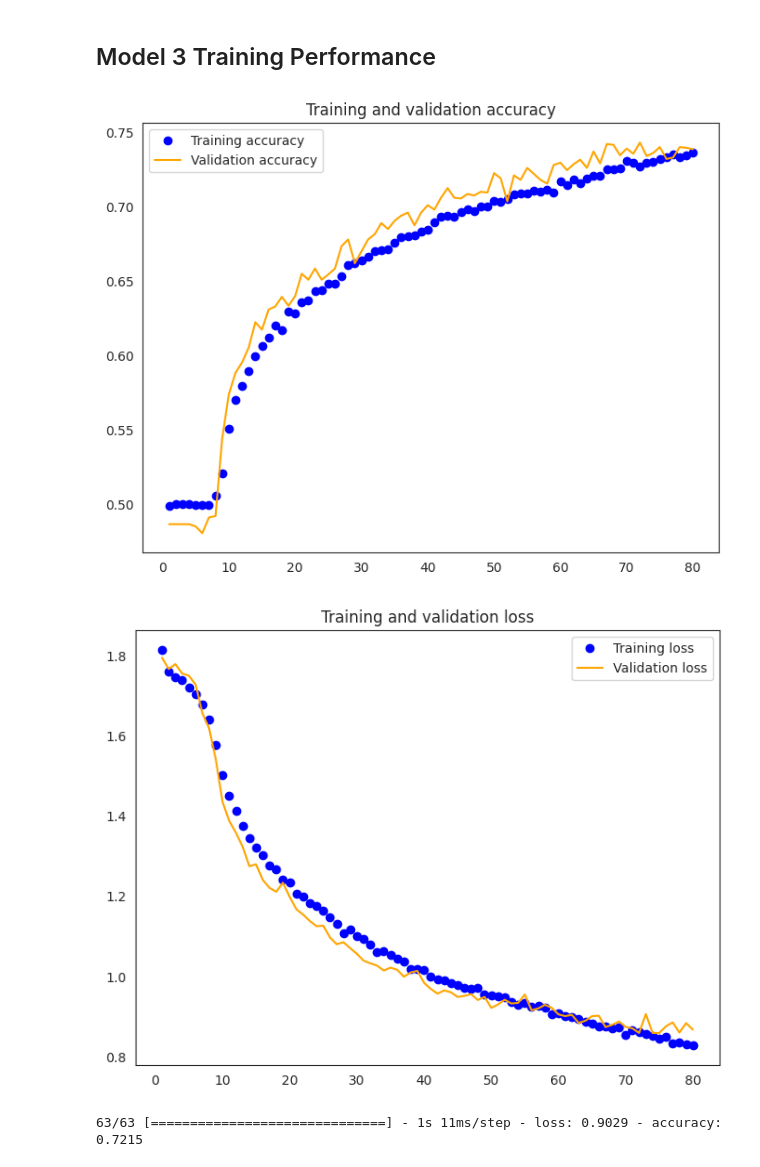
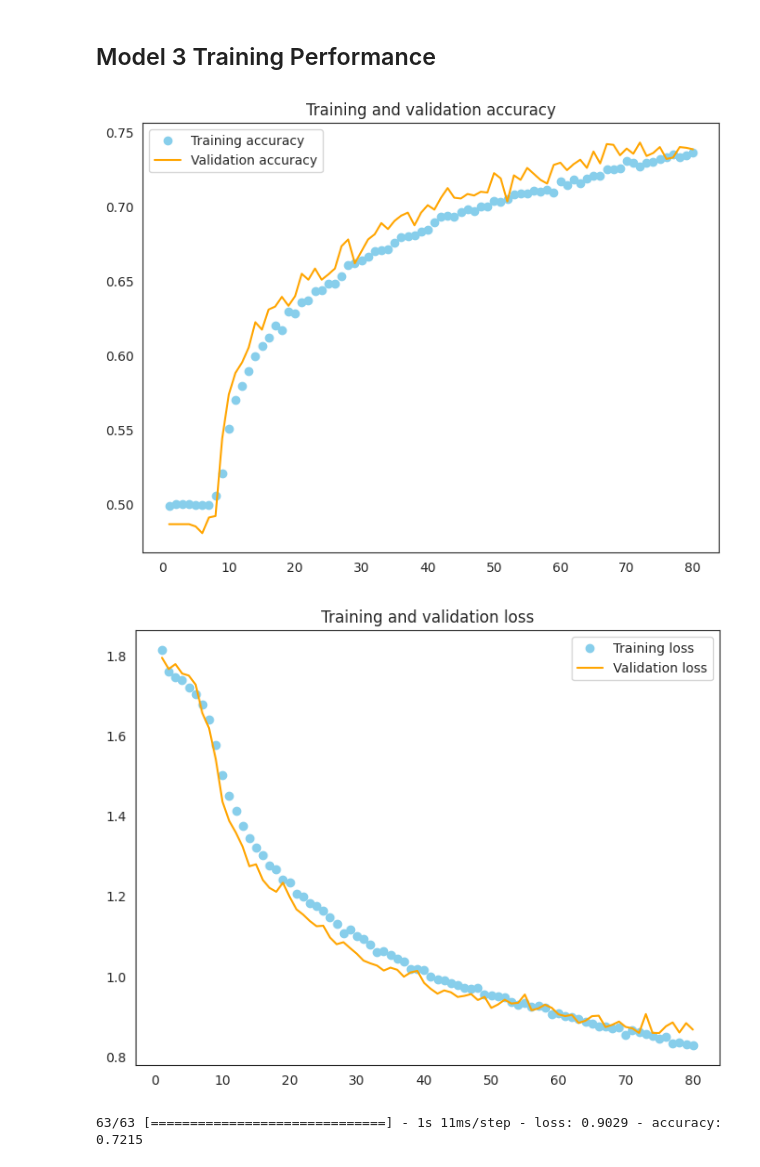
Before and after one commit to regiiis/pv_error_classification, a Jupyter notebook: pv_error_classifcation.ipynb, the cells around one changed output. Saved outputs shown, nothing was run; the diff lists cells and outputs as text; code cells hidden in the pictures.

```diff
--- a/pv_error_classifcation.ipynb
+++ b/pv_error_classifcation.ipynb
@@ -740,26 +740,26 @@ Epoch 80/80
 # %%
 plt.figure(figsize = (8,6))
 accuracy = history_3.history["accuracy"]
 val_accuracy = history_3.history["val_accuracy"]
 loss = history_3.history["loss"]
 val_loss = history_3.history["val_loss"]
 epochs = range(1, len(accuracy) + 1)
 
-plt.plot(epochs, accuracy, "bo", label = "Training accuracy")
+plt.plot(epochs, accuracy, "bo", label = "Training accuracy", color = "skyblue")
 plt.plot(epochs, val_accuracy, "b", label = "Validation accuracy",color = "orange")
 plt.title("Training and validation accuracy")
 plt.legend()
 
 plt.figure(figsize = (8,6))
-plt.plot(epochs, loss, "bo", label = "Training loss")
+plt.plot(epochs, loss, "bo", label = "Training loss", color = "skyblue")
 plt.plot(epochs, val_loss, "b", label="Validation loss", color = "orange")
 plt.title("Training and validation loss")
 plt.legend()
 
 plt.show()
 # %% [output]
-[figure, old version]
+[figure, new version]
-[figure, old version]
+[figure, new version]
 # %%
 model_3.evaluate(test_generator)
 # %% [output]
```
Also changed, not shown: parts of 5 cells of this notebook.
